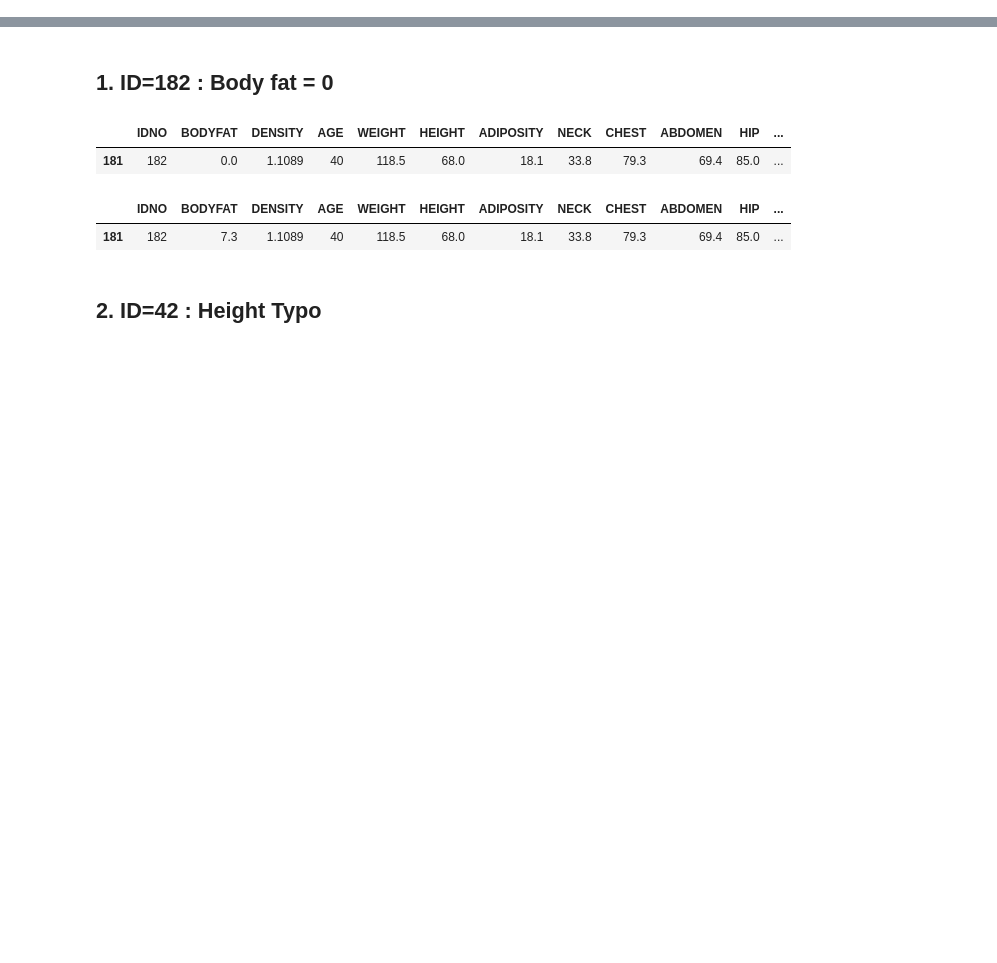
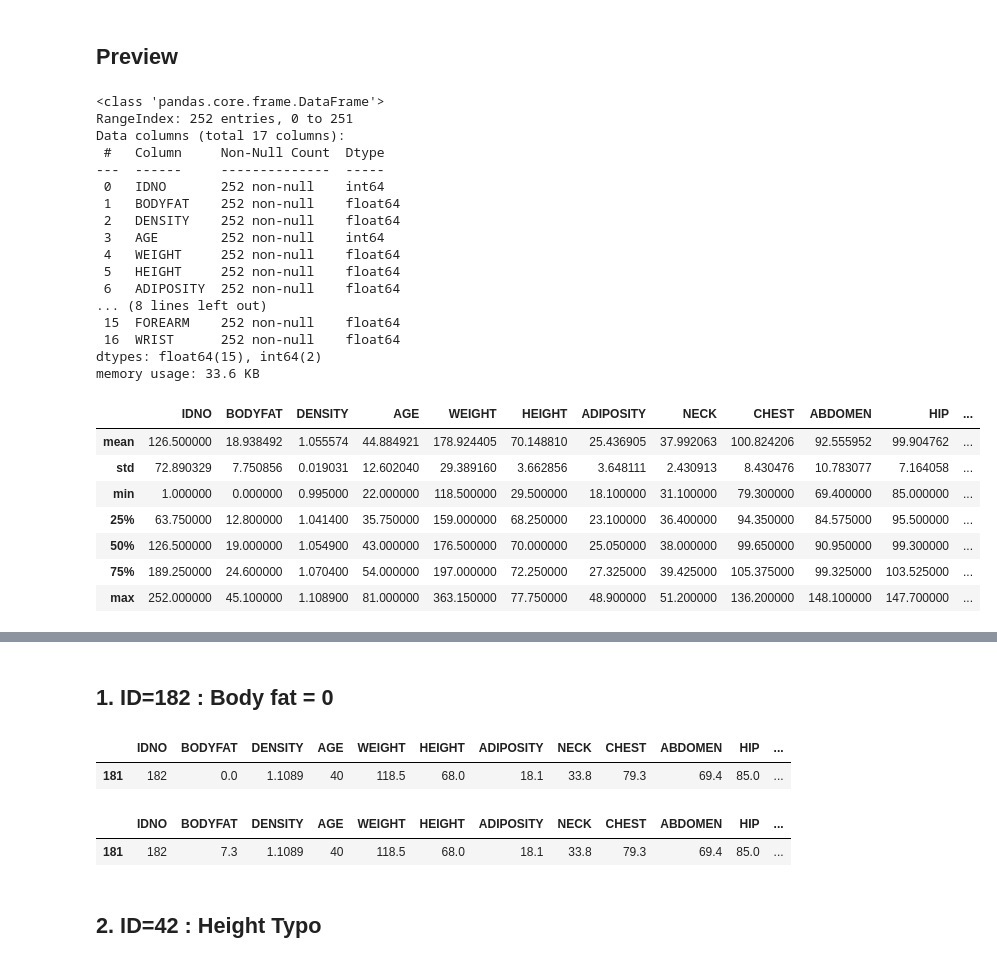
Before and after one commit to hahashuo/STAT628-Mod2, a Jupyter notebook: Code/preprocess.ipynb, the cells around one changed output, grey strips where cells are left out. Drawn from its saved outputs; the diff is of its cells as text; code cells hidden in the pictures; blank space fills up the shorter version.

```diff
--- a/Code/preprocess.ipynb
+++ b/Code/preprocess.ipynb
@@ -19,0 +18,31 @@ data=pd.read_csv("/Users/app/Desktop/Madison_Course/STAT628/Module2/preprocess_d
+# %% [markdown]
+## Preview
+# %%
+data.info()#there is no missing data (252 non-null)
+data.describe().drop("count",axis=0)
+# %% [output]
+<class 'pandas.core.frame.DataFrame'>
+RangeIndex: 252 entries, 0 to 251
+Data columns (total 17 columns):
+ #   Column     Non-Null Count  Dtype
+---  ------     --------------  -----
+ 0   IDNO       252 non-null    int64
+ 1   BODYFAT    252 non-null    float64
+ 2   DENSITY    252 non-null    float64
+ 3   AGE        252 non-null    int64
+ 4   WEIGHT     252 non-null    float64
+ 5   HEIGHT     252 non-null    float64
+ 6   ADIPOSITY  252 non-null    float64
+... (8 lines left out)
+ 15  FOREARM    252 non-null    float64
+ 16  WRIST      252 non-null    float64
+dtypes: float64(15), int64(2)
+memory usage: 33.6 KB
+|  | IDNO | BODYFAT | DENSITY | AGE | WEIGHT | HEIGHT | ADIPOSITY | NECK | CHEST | ABDOMEN | HIP | ... |
+| mean | 126.500000 | 18.938492 | 1.055574 | 44.884921 | 178.924405 | 70.148810 | 25.436905 | 37.992063 | 100.824206 | 92.555952 | 99.904762 | ... |
+| std | 72.890329 | 7.750856 | 0.019031 | 12.602040 | 29.389160 | 3.662856 | 3.648111 | 2.430913 | 8.430476 | 10.783077 | 7.164058 | ... |
+| min | 1.000000 | 0.000000 | 0.995000 | 22.000000 | 118.500000 | 29.500000 | 18.100000 | 31.100000 | 79.300000 | 69.400000 | 85.000000 | ... |
+| 25% | 63.750000 | 12.800000 | 1.041400 | 35.750000 | 159.000000 | 68.250000 | 23.100000 | 36.400000 | 94.350000 | 84.575000 | 95.500000 | ... |
+| 50% | 126.500000 | 19.000000 | 1.054900 | 43.000000 | 176.500000 | 70.000000 | 25.050000 | 38.000000 | 99.650000 | 90.950000 | 99.300000 | ... |
+| 75% | 189.250000 | 24.600000 | 1.070400 | 54.000000 | 197.000000 | 72.250000 | 27.325000 | 39.425000 | 105.375000 | 99.325000 | 103.525000 | ... |
+| max | 252.000000 | 45.100000 | 1.108900 | 81.000000 | 363.150000 | 77.750000 | 48.900000 | 51.200000 | 136.200000 | 148.100000 | 147.700000 | ... |
```
Also changed, not shown: parts of 4 cells of this notebook.
